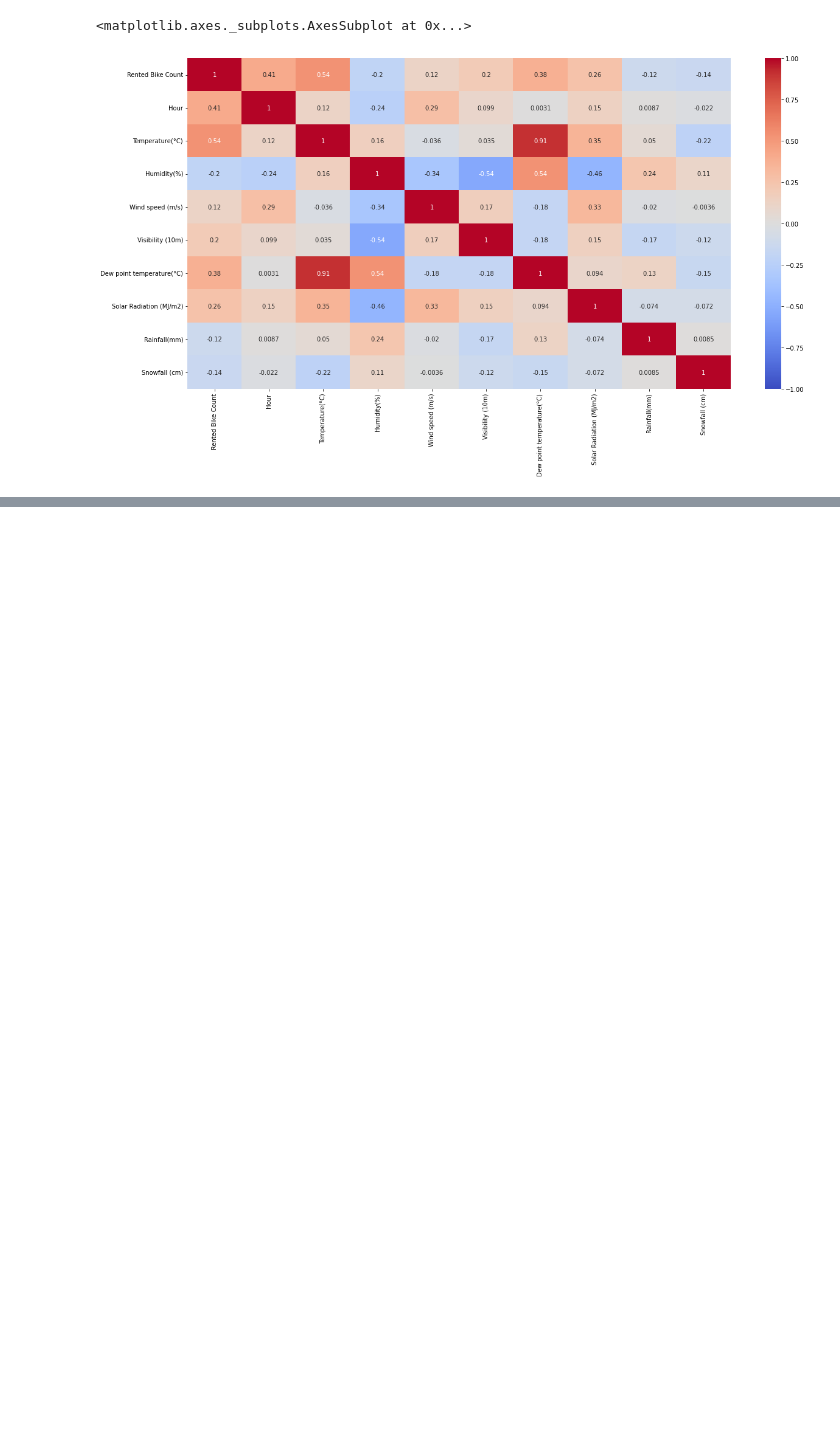
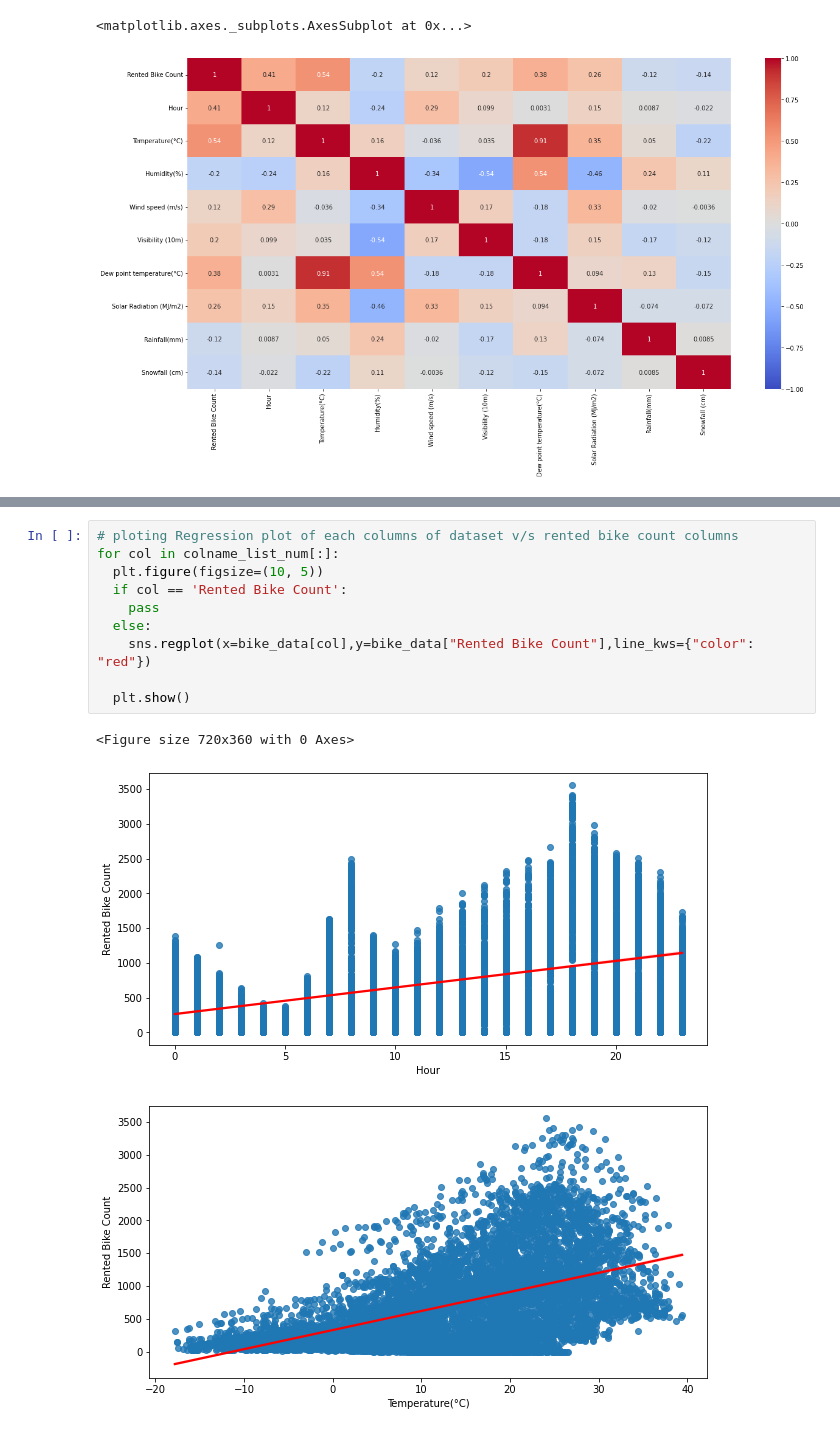
Before and after one commit to MiteshBhanushali/BikeSharingDemandPrediction, a Jupyter notebook: Copy_of_Bike_Sharing_Demand_Prediction_Capstone_Project.ipynb, the cells around one changed output, grey strips where cells are left out. Saved outputs shown, nothing was run; the diff lists cells and outputs as text; blank space fills up the shorter version.

```diff
--- a/Copy_of_Bike_Sharing_Demand_Prediction_Capstone_Project.ipynb
+++ b/Copy_of_Bike_Sharing_Demand_Prediction_Capstone_Project.ipynb
@@ -160,0 +208,14 @@ sns.heatmap(correlation_df,vmin=-1, cmap='coolwarm',annot=True)
+# %%
+# ploting Regression plot of each columns of dataset v/s rented bike count columns
+for col in colname_list_num[:]:
+  plt.figure(figsize=(10, 5))
+  if col == 'Rented Bike Count':
+    pass
+  else:
+    sns.regplot(x=bike_data[col],y=bike_data["Rented Bike Count"],line_kws={"color": "red"})
+
+  plt.show()
+# %% [output]
+<Figure size 720x360 with 0 Axes>
+[figure, added]
+[figure, added]
```
Also changed, not shown: parts of 9 cells of this notebook.
